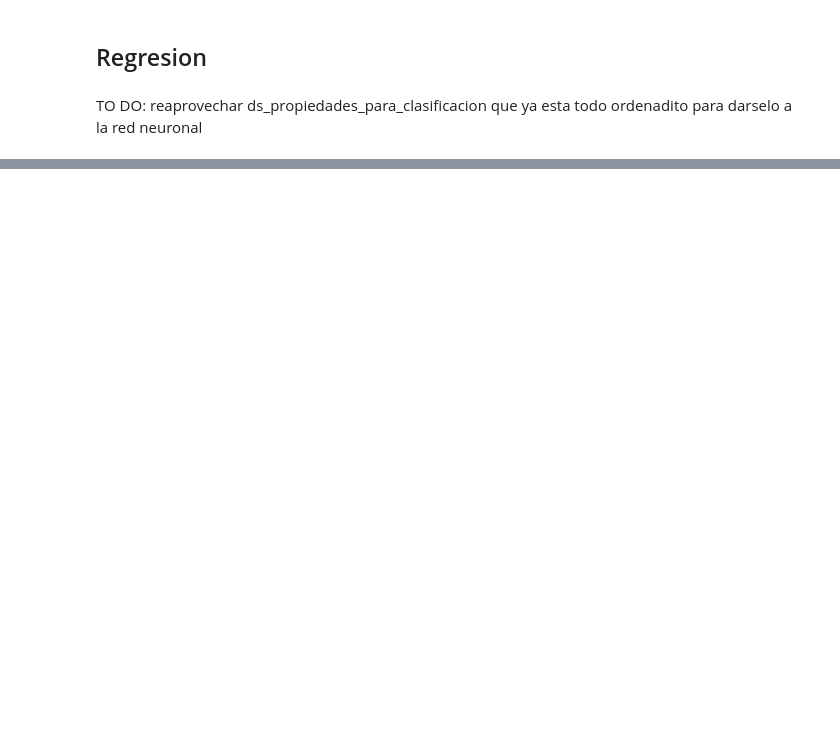
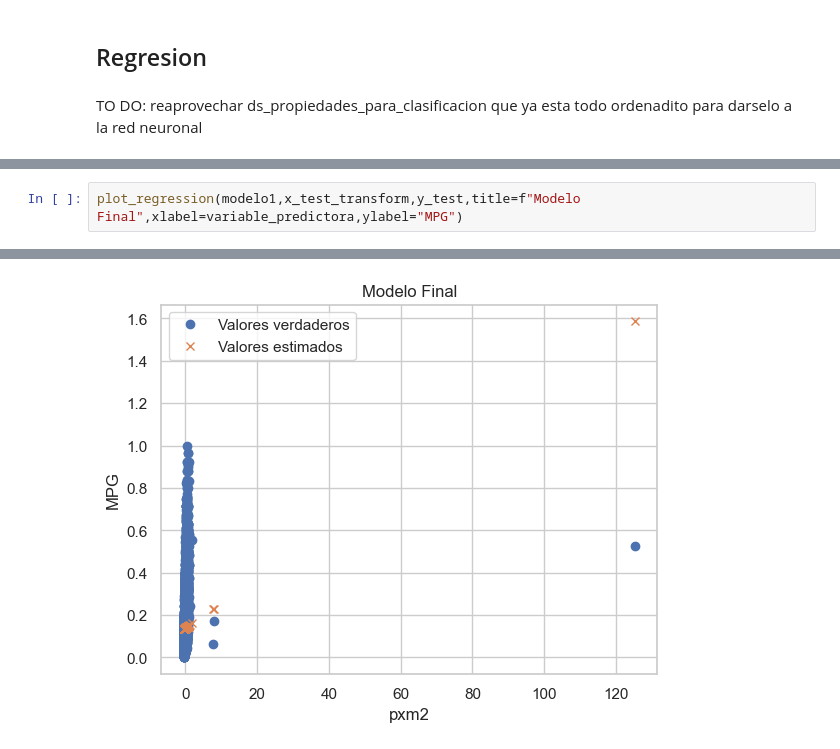
Before and after one commit to franjuarez/7506R-2C2022-GRUPO21, a Jupyter notebook: TP2/7506R_TP2_GRUPO21_ENTREGA.ipynb, the cells around one changed output, grey strips where cells are left out. Cells and saved outputs as stored; diff of their text form; blank space fills up the shorter version.

```diff
--- a/TP2/7506R_TP2_GRUPO21_ENTREGA.ipynb
+++ b/TP2/7506R_TP2_GRUPO21_ENTREGA.ipynb
@@ -556,0 +679,3 @@ TO DO: reaprovechar ds_propiedades_para_clasificacion que ya esta todo ordenadit
+# %%
+plot_regression(modelo1,x_test_transform,y_test,title=f"Modelo Final",xlabel=variable_predictora,ylabel="MPG")
+# %% [output]
@@ -556,0 +683 @@ TO DO: reaprovechar ds_propiedades_para_clasificacion que ya esta todo ordenadit
+[figure, added]
```
Also changed, not shown: parts of 30 cells of this notebook, 10 other files.
